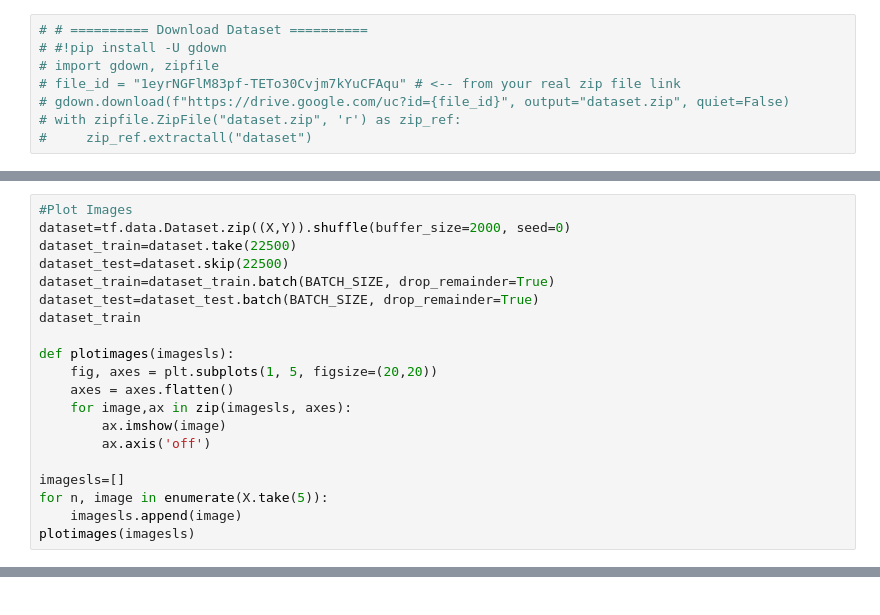
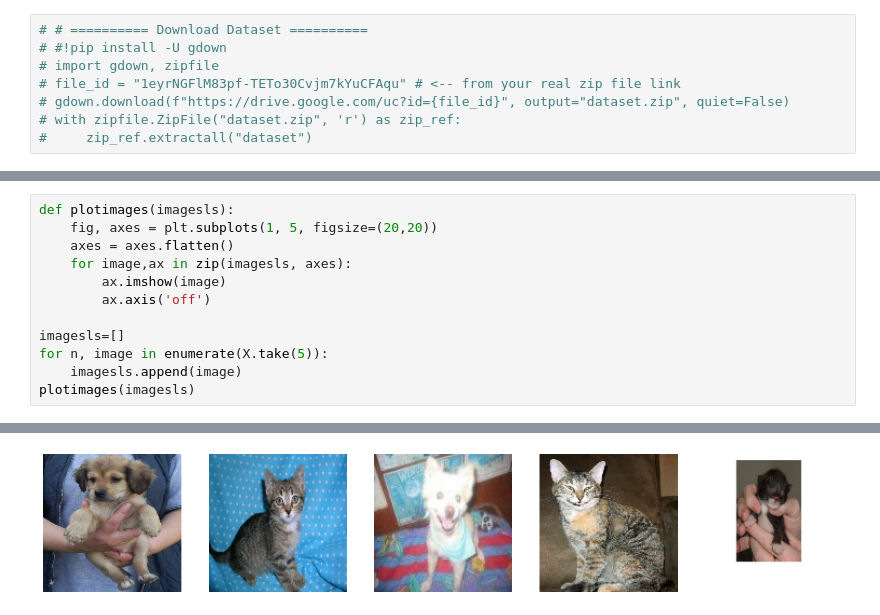
Before and after one commit to NightLightTw/ML-Labs, a Jupyter notebook: Labs6/313605013_Lab6_Homework.ipynb, the cells around one changed output, grey strips where cells are left out. Saved outputs shown, nothing was run; the diff lists cells and outputs as text.

```diff
--- a/Labs6/313605013_Lab6_Homework.ipynb
+++ b/Labs6/313605013_Lab6_Homework.ipynb
@@ -72,12 +109,4 @@ print("Shape of Y in data:", Y)
 # %%
-#Plot Images
-dataset=tf.data.Dataset.zip((X,Y)).shuffle(buffer_size=2000, seed=0)
-dataset_train=dataset.take(22500)
-dataset_test=dataset.skip(22500)
-dataset_train=dataset_train.batch(BATCH_SIZE, drop_remainder=True)
-dataset_test=dataset_test.batch(BATCH_SIZE, drop_remainder=True)
-dataset_train
-
 def plotimages(imagesls):
     fig, axes = plt.subplots(1, 5, figsize=(20,20))
     axes = axes.flatten()
@@ -89,3 +118,4 @@ imagesls=[]
 for n, image in enumerate(X.take(5)):
     imagesls.append(image)
 plotimages(imagesls)
+# %% [output]
@@ -92,3 +123,4 @@ plotimages(imagesls)
+[figure, added]
 # %%
 #Model Design
 def My_CNNmodel():
```
Also changed, not shown: parts of 17 cells of this notebook, 1 other file.
